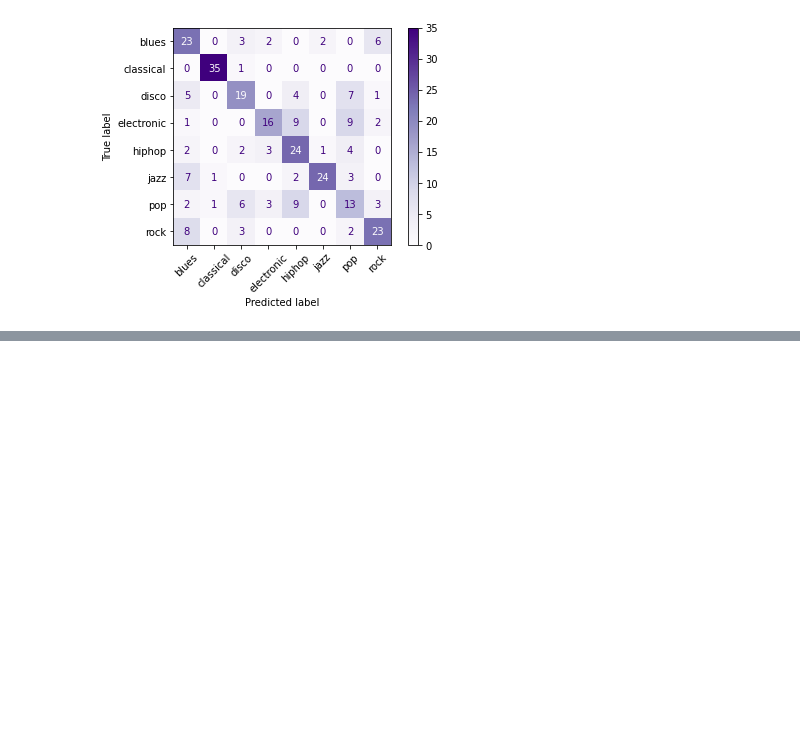
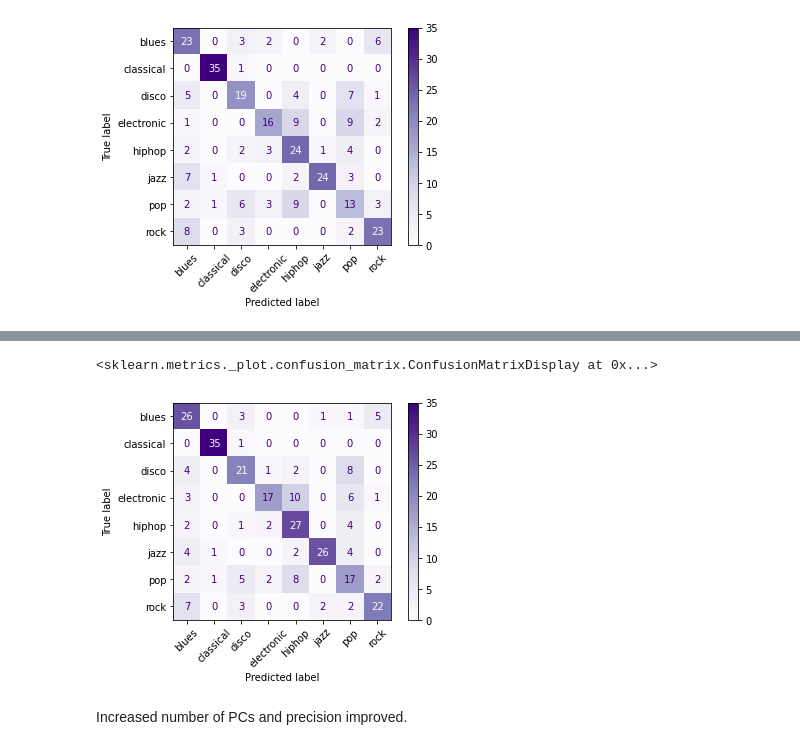
Before and after one commit to momoenomoto/ML-final-project, a Jupyter notebook: feature_analyze/preprocess_and_analyze.ipynb, the cells around one changed output, grey strips where cells are left out. Saved outputs shown, nothing was run; the diff lists cells and outputs as text; code cells hidden in the pictures; blank space fills up the shorter version.

Commit message:
add PCs and precision improved

```diff
--- a/feature_analyze/preprocess_and_analyze.ipynb
+++ b/feature_analyze/preprocess_and_analyze.ipynb
@@ -232,0 +261,3 @@ plot_confusion_matrix(model_svm, X_test, y_test, xticks_rotation=45,
+# %%
+le = LabelEncoder()
+principalDf['multiclass_label'] = le.fit_transform(principalDf['genre'])
@@ -232,0 +278,10 @@ plot_confusion_matrix(model_svm, X_test, y_test, xticks_rotation=45,
+# %%
+X = principalDf.drop(['genre', 'multiclass_label'], axis=1)
+y = principalDf['multiclass_label']
+# %%
+X_train, X_test, y_train, y_test = train_test_split(X, y, test_size=0.33, stratify=y, random_state=5)
+# %%
+model_svm = SVC()
+model_svm.fit(X_train, y_train)
+preds_svm = model_svm.predict(X_test, )
+print(classification_report(le.inverse_transform(y_test), le.inverse_transform(preds_svm)))
@@ -232,0 +303,12 @@ plot_confusion_matrix(model_svm, X_test, y_test, xticks_rotation=45,
+# %%
+class_names = le.classes_
+
+cnf_matrix = confusion_matrix(y_test, preds_svm)
+plot_confusion_matrix(model_svm, X_test, y_test, xticks_rotation=45,
+                                 display_labels=class_names,
+                                 cmap=plt.cm.Purples)
+# %% [output]
+<sklearn.metrics._plot.confusion_matrix.ConfusionMatrixDisplay at 0x...>
+[figure, added]
+# %% [markdown]
+Increased number of PCs and precision improved.
```
Also changed, not shown: parts of 7 cells of this notebook.
